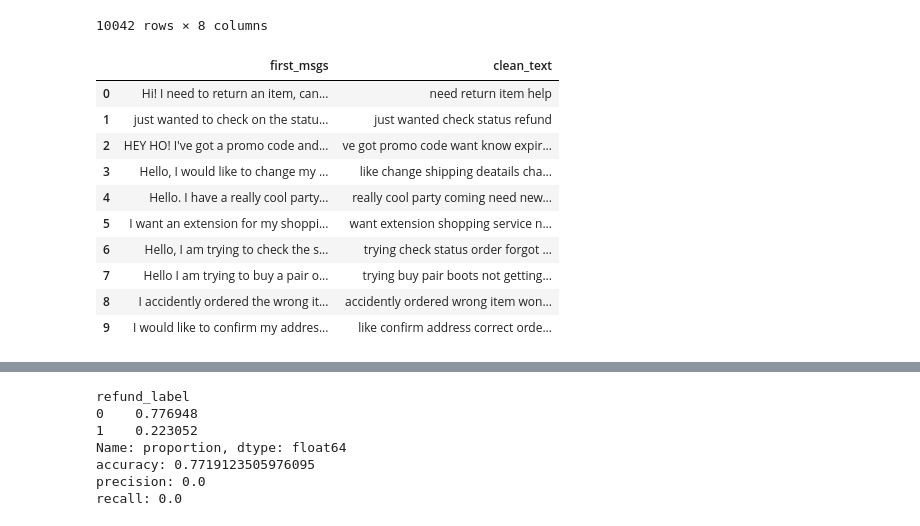
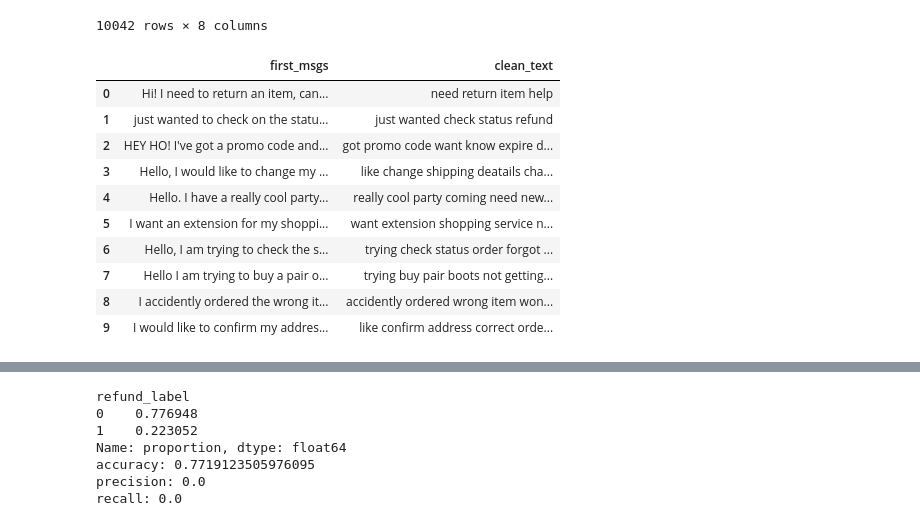
Before and after one commit to MUlbing/ClaimLens, a Jupyter notebook: notebooks/glofinn_notebook.ipynb, the cells around one changed output, grey strips where cells are left out. Saved outputs shown, nothing was run; the diff lists cells and outputs as text; code cells hidden in the pictures.

```diff
--- a/notebooks/glofinn_notebook.ipynb
+++ b/notebooks/glofinn_notebook.ipynb
@@ -30,43 +33,46 @@ df
 10042 rows × 8 columns
 # %%
 
-stop_words = set(ENGLISH_STOP_WORDS) - {"no", "not", "nor", "never"}
 
+stop_words = set(ENGLISH_STOP_WORDS) - {"no", "not", "nor", "never", "give", "back"}
 def clean_message(text):
     if pd.isna(text):
         return ""
 
     text = str(text).lower().strip()
 
     text = text.replace("’", "'")
 
     text = text.replace("won't", "will not")
     text = text.replace("can't", "can not")
     text = text.replace("n't", " not")
+    text = text.replace("i've"," have")
+
+
 
 
     text = re.sub(r"\bho!", " ", text)
 
     text = re.sub(
-        r"^(hi+|hello+|helo+|hey+|hiya|good morning|"
+        r"^(hi+|hello+|helo+|hey+|hiya|good morning|heyo|"
         r"good afternoon|good evening)\b[\s,.!]*",
         "", text
     )
 
     text = re.sub(r"[^\w\s]|_", " ", text)
 
     words = [word for word in text.split() if word not in stop_words]
 
     return " ".join(words)
 
 df["clean_text"] = df["first_msgs"].apply(clean_message)
 
 display(df[["first_msgs", "clean_text"]].head(10))
 # %% [output]
 |  | first_msgs | clean_text |
 | 0 | Hi! I need to return an item, can... | need return item help |
 | 1 | just wanted to check on the statu... | just wanted check status refund |
-| 2 | HEY HO! I've got a promo code and... | ve got promo code want know expir... |
+| 2 | HEY HO! I've got a promo code and... | got promo code want know expire d... |
 | 3 | Hello, I would like to change my ... | like change shipping deatails cha... |
 | 4 | Hello. I have a really cool party... | really cool party coming need new... |
 | 5 | I want an extension for my shoppi... | want extension shopping service n... |
```
Also changed, not shown: parts of 8 cells of this notebook, 1 other file.
